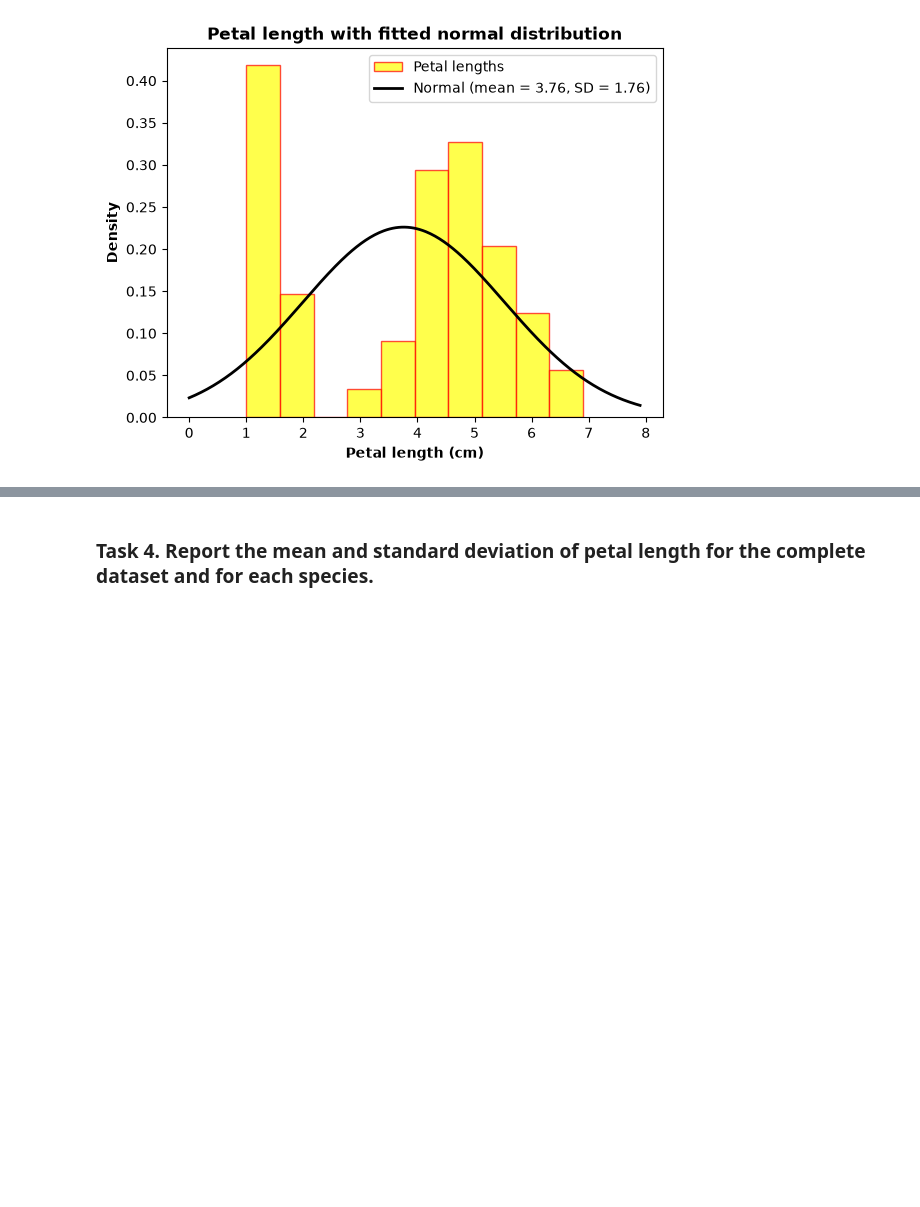
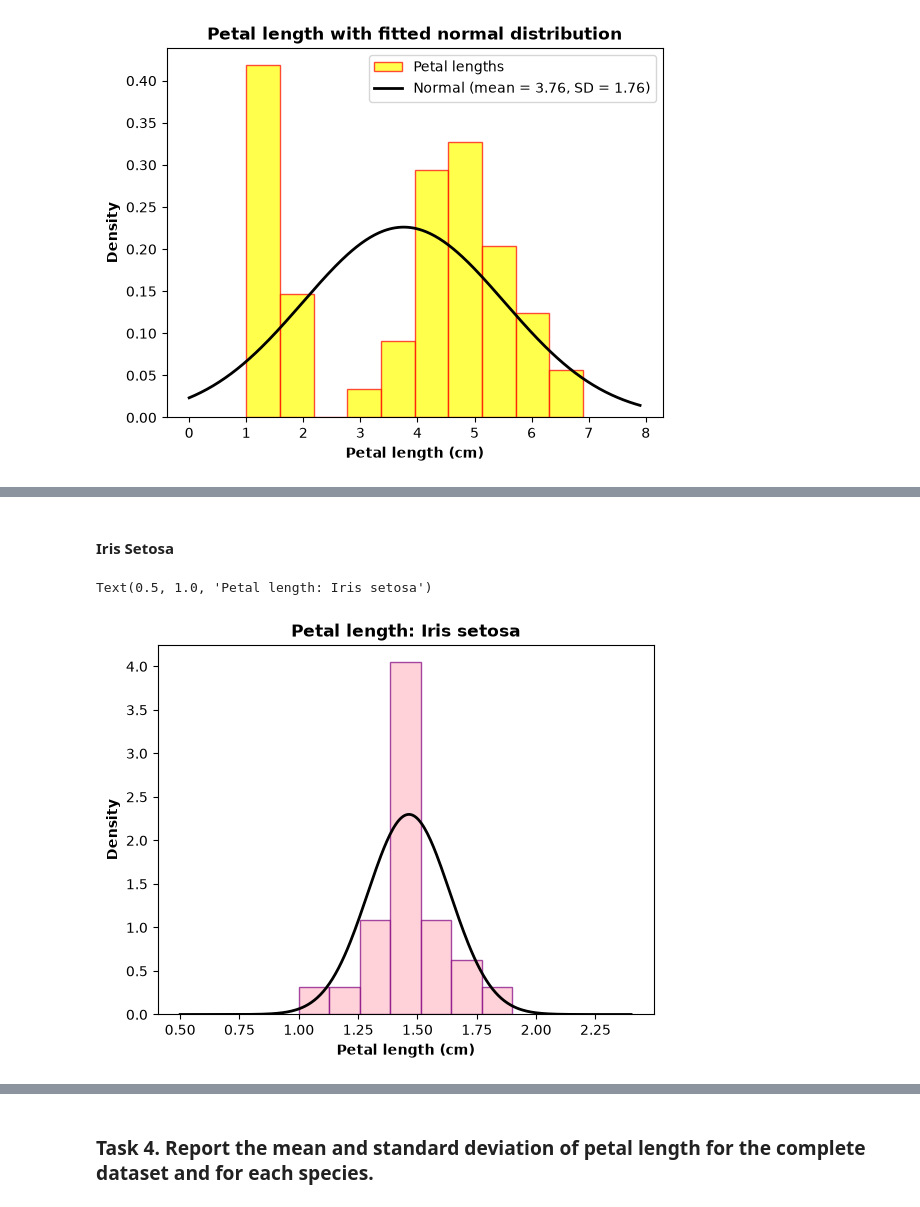
Before and after one commit to NibnabCodes/Applied-Statistics-Assessment, a Jupyter notebook: problems.ipynb, the cells around one changed output, grey strips where cells are left out. Saved outputs shown, nothing was run; the diff lists cells and outputs as text; code cells hidden in the pictures; blank space fills up the shorter version.

Commit message:
Add petal length histograms by species with fitted normal curves

```diff
--- a/problems.ipynb
+++ b/problems.ipynb
@@ -119,0 +123,27 @@ plt.legend()
+# %%
+# The data for each species is selected with `DataFrame.loc`,
+# which filters rows using a boolean condition on the `species` column
+# Source:
+# https://pandas.pydata.org/pandas-docs/version/2.1/reference/api/pandas.DataFrame.iloc.html
+setosa = iris.loc[iris["species"] == "setosa", "petal_length"]
+versicolor = iris.loc[iris["species"] == "versicolor", "petal_length"]
+virginica = iris.loc[iris["species"] == "virginica", "petal_length"]
+# %% [markdown]
+#### Iris Setosa
+# %%
+mean_set = setosa.mean()
+std_set = setosa.std()
+x = np.linspace(setosa.min() - 0.5, setosa.max() + 0.5, 300)
+
+plt.hist(setosa, bins=7, density=True, color="pink", edgecolor="purple",
+         alpha=0.7, label="Petal lengths")
+
+plt.plot(x, norm.pdf(x, mean_set, std_set), color="black", linewidth=2,
+         label=f"Normal (mean = {mean_set:.2f}, SD = {std_set:.2f})")
+
+plt.xlabel("Petal length (cm)", fontweight="bold")
+plt.ylabel("Density", fontweight="bold")
+plt.title("Petal length: Iris setosa", fontweight="bold")
+# %% [output]
+Text(0.5, 1.0, 'Petal length: Iris setosa')
+[figure, added]
```
Also changed, not shown: parts of 11 cells of this notebook.
